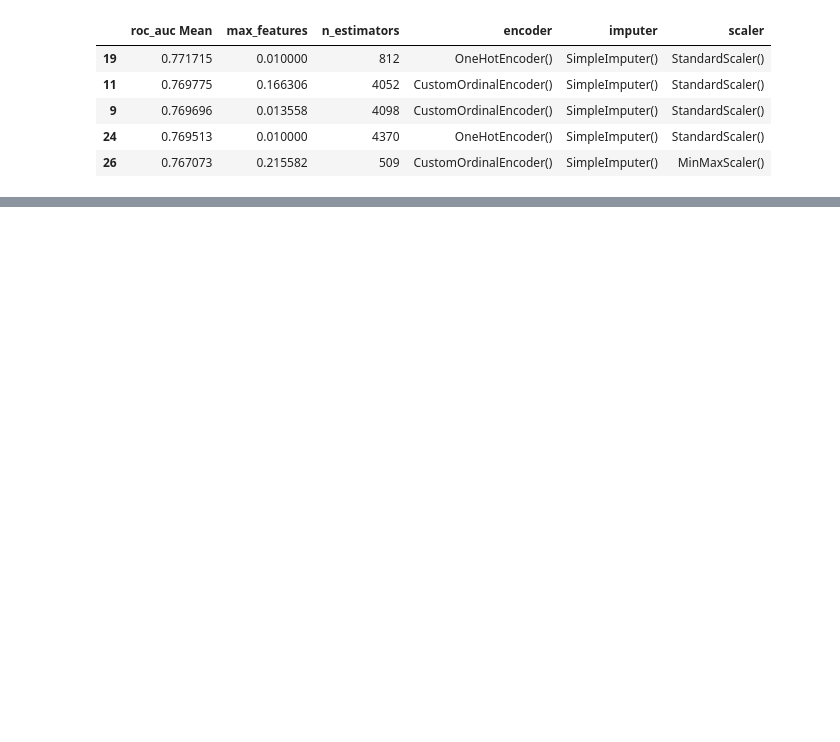
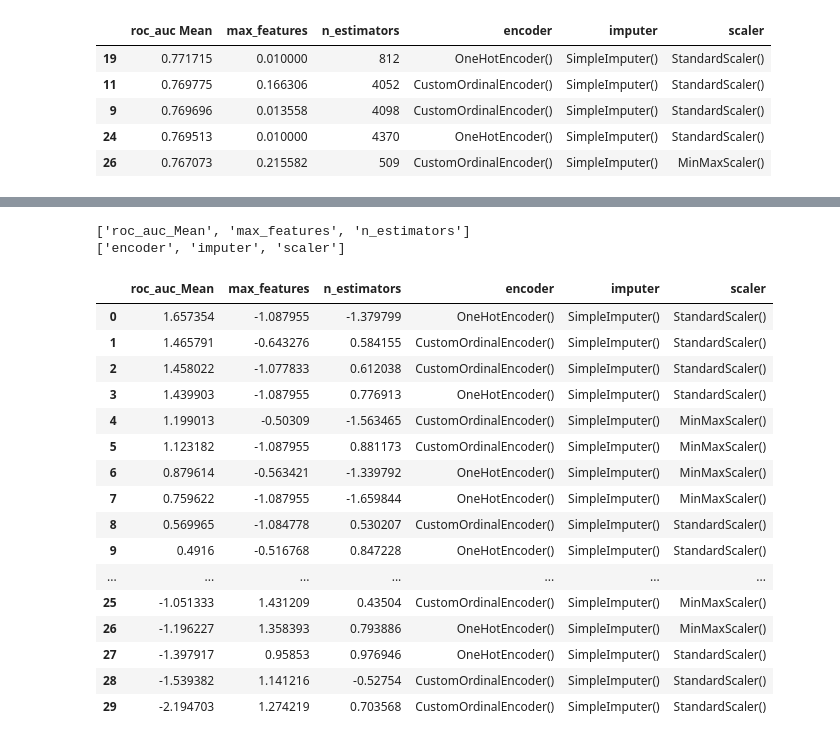
Before and after one commit to shane-kercheval/dash-ml-explorer, a Jupyter notebook: example-scripts/Classification Project/Random Forest/Run 1 - Random Forest - BayesSearchCV.ipynb, the cells around one changed output, grey strips where cells are left out. Cells and saved outputs as stored; diff of their text form; code cells hidden in the pictures; blank space fills up the shorter version.

```diff
--- a/example-scripts/Classification Project/Random Forest/Run 1 - Random Forest - BayesSearchCV.ipynb
+++ b/example-scripts/Classification Project/Random Forest/Run 1 - Random Forest - BayesSearchCV.ipynb
@@ -409,7 +415,6 @@ score_dataframe.head()
 | 24 | 0.769513 | 0.010000 | 4370 | OneHotEncoder() | SimpleImputer() | StandardScaler() |
 | 26 | 0.767073 | 0.215582 | 509 | CustomOrdinalEncoder() | SimpleImputer() | MinMaxScaler() |
 # %%
-score_dataframe = parser.to_dataframe()
 cleaned_column_names = [''.join(e for e in x.replace(' ', '_') if e == '_' or e.isalnum()) for x in score_dataframe.columns.tolist()]
 cleaned_column_names = dict(zip(score_dataframe.columns.tolist(), cleaned_column_names))
 cleaned_column_names
@@ -422,6 +425,8 @@ cleaned_column_names
  'encoder': 'encoder',
  'imputer': 'imputer',
  'scaler': 'scaler'}
+# %%
+score_dataframe = score_dataframe.rename(columns=cleaned_column_names)
 # %%
 import statsmodels.formula.api as smf
 
@@ -457,0 +461,47 @@ parser.to_dataframe()
+# %%
+from sklearn.preprocessing import StandardScaler
+from sklearn.compose import ColumnTransformer
+import pandas as pd
+
+scaler = StandardScaler()
+#scaler.fit_transform(bayes_search_df)
+
+numeric_columns = hlp.pandas.get_numeric_columns(score_dataframe)
+non_numeric_columns = hlp.pandas.get_non_numeric_columns(score_dataframe)
+
+print(numeric_columns)
+print(non_numeric_columns)
+
+numeric_pipeline = Pipeline([
+    ('scaling', StandardScaler()),
+])
+
+transformations_pipeline = ColumnTransformer([
+    ('numeric_pipeline', numeric_pipeline, numeric_columns),
+    ('non_numeric_pipeline', 'passthrough', non_numeric_columns)
+])
+
+score_dataframe_transformed = transformations_pipeline.fit_transform(score_dataframe)
+score_dataframe_transformed = pd.DataFrame(score_dataframe_transformed,
+                                           columns= numeric_columns + non_numeric_columns)
+score_dataframe_transformed
+# %% [output]
+['roc_auc_Mean', 'max_features', 'n_estimators']
+['encoder', 'imputer', 'scaler']
+|  | roc_auc_Mean | max_features | n_estimators | encoder | imputer | scaler |
+| 0 | 1.657354 | -1.087955 | -1.379799 | OneHotEncoder() | SimpleImputer() | StandardScaler() |
+| 1 | 1.465791 | -0.643276 | 0.584155 | CustomOrdinalEncoder() | SimpleImputer() | StandardScaler() |
+| 2 | 1.458022 | -1.077833 | 0.612038 | CustomOrdinalEncoder() | SimpleImputer() | StandardScaler() |
+| 3 | 1.439903 | -1.087955 | 0.776913 | OneHotEncoder() | SimpleImputer() | StandardScaler() |
+| 4 | 1.199013 | -0.50309 | -1.563465 | CustomOrdinalEncoder() | SimpleImputer() | MinMaxScaler() |
+| 5 | 1.123182 | -1.087955 | 0.881173 | CustomOrdinalEncoder() | SimpleImputer() | MinMaxScaler() |
+| 6 | 0.879614 | -0.563421 | -1.339792 | OneHotEncoder() | SimpleImputer() | MinMaxScaler() |
+| 7 | 0.759622 | -1.087955 | -1.659844 | OneHotEncoder() | SimpleImputer() | MinMaxScaler() |
+| 8 | 0.569965 | -1.084778 | 0.530207 | CustomOrdinalEncoder() | SimpleImputer() | StandardScaler() |
+| 9 | 0.4916 | -0.516768 | 0.847228 | OneHotEncoder() | SimpleImputer() | StandardScaler() |
+| ... | ... | ... | ... | ... | ... | ... |
+| 25 | -1.051333 | 1.431209 | 0.43504 | CustomOrdinalEncoder() | SimpleImputer() | MinMaxScaler() |
+| 26 | -1.196227 | 1.358393 | 0.793886 | OneHotEncoder() | SimpleImputer() | MinMaxScaler() |
+| 27 | -1.397917 | 0.95853 | 0.976946 | OneHotEncoder() | SimpleImputer() | StandardScaler() |
+| 28 | -1.539382 | 1.141216 | -0.52754 | CustomOrdinalEncoder() | SimpleImputer() | StandardScaler() |
+| 29 | -2.194703 | 1.274219 | 0.703568 | CustomOrdinalEncoder() | SimpleImputer() | StandardScaler() |
```
Also changed, not shown: parts of 16 cells of this notebook.
